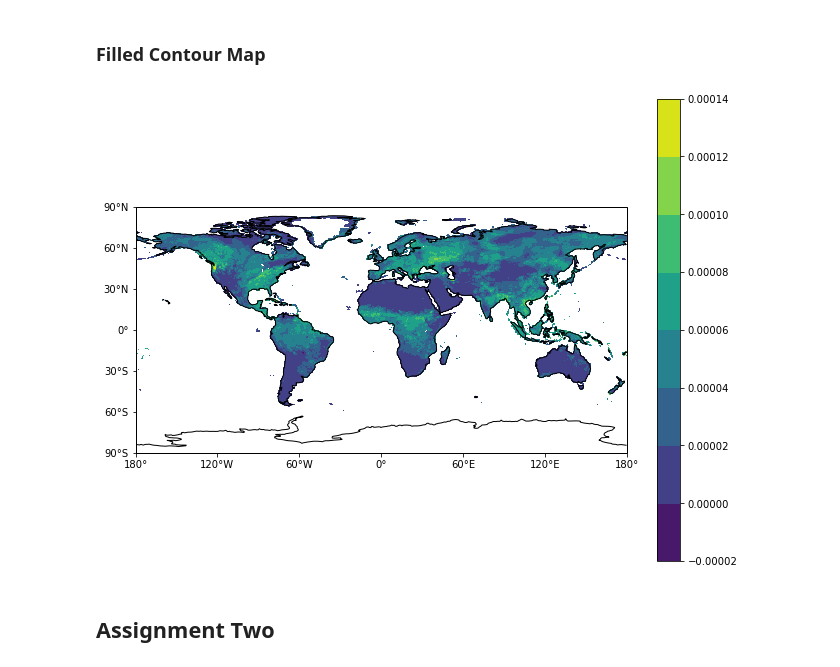
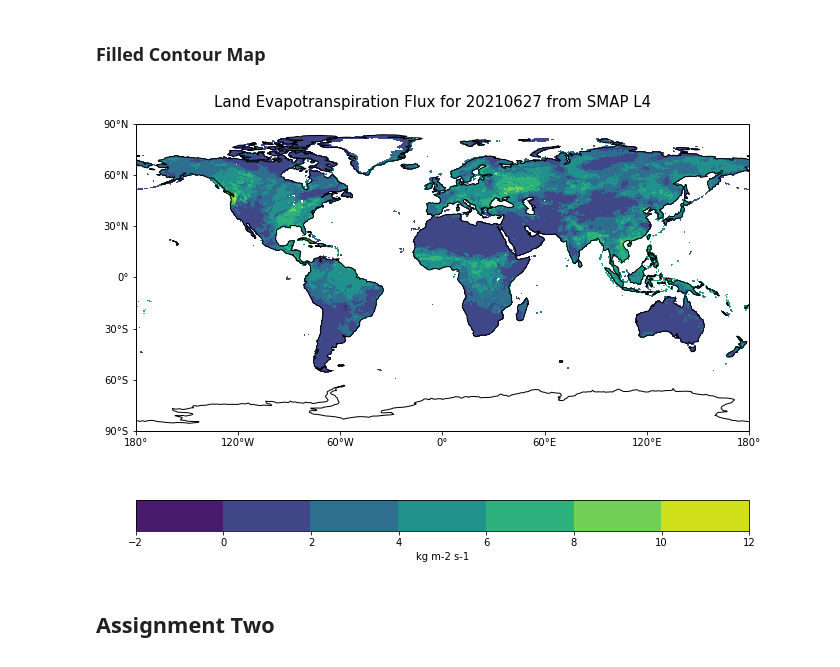
Before and after one commit to BDavis39/CLIM680, a Jupyter notebook: CLIM680_Assignments.ipynb, the cells around one changed output. Drawn from its saved outputs; the diff is of its cells as text; code cells hidden in the pictures.

Commit message:
update website and add figures

```diff
--- a/CLIM680_Assignments.ipynb
+++ b/CLIM680_Assignments.ipynb
@@ -83,29 +90,31 @@ plt.colorbar()
 # %%
 # Set size of image
 fig = plt.figure(figsize=(11,8.5))
 
 # Set the axes projection for plot
 ax = plt.axes(projection=ccrs.PlateCarree())
 
 # Make a filled contour plot
-cs = ax.contourf(ds['cell_lon'], ds['cell_lat'], ds['land_evapotranspiration_flux'], transform = ccrs.PlateCarree())
+cs = ax.contourf(ds['cell_lon'], ds['cell_lat'], ds['land_evapotranspiration_flux']*86400, transform = ccrs.PlateCarree())
 
 # Add Coastlines
 ax.coastlines()
 
 # Define the xticks for longitude
 ax.set_xticks(np.arange(-180,181,60), crs=ccrs.PlateCarree())
 lon_formatter = cticker.LongitudeFormatter()
 ax.xaxis.set_major_formatter(lon_formatter)
 
 # Define the yticks for latitude
 ax.set_yticks(np.arange(-90,91,30), crs=ccrs.PlateCarree())
 lat_formatter = cticker.LatitudeFormatter()
 ax.yaxis.set_major_formatter(lat_formatter)
 
-cbar = plt.colorbar(cs)
+cbar = plt.colorbar(cs, orientation='horizontal', label = 'kg m-2 s-1')
+plt.suptitle("Land Evapotranspiration Flux for 20210627 from SMAP L4", fontsize=15, y=.90)
+plt.savefig('Figs/LandEvap_CartopyContour.png')
 # %% [output]
-[figure, old version]
+[figure, new version]
 # %% [markdown]
 ## Assignment Two<a class="anchor" id="ATwo"></a>
 # %% [markdown]
```
Also changed, not shown: parts of 56 cells of this notebook, 6 other files.
